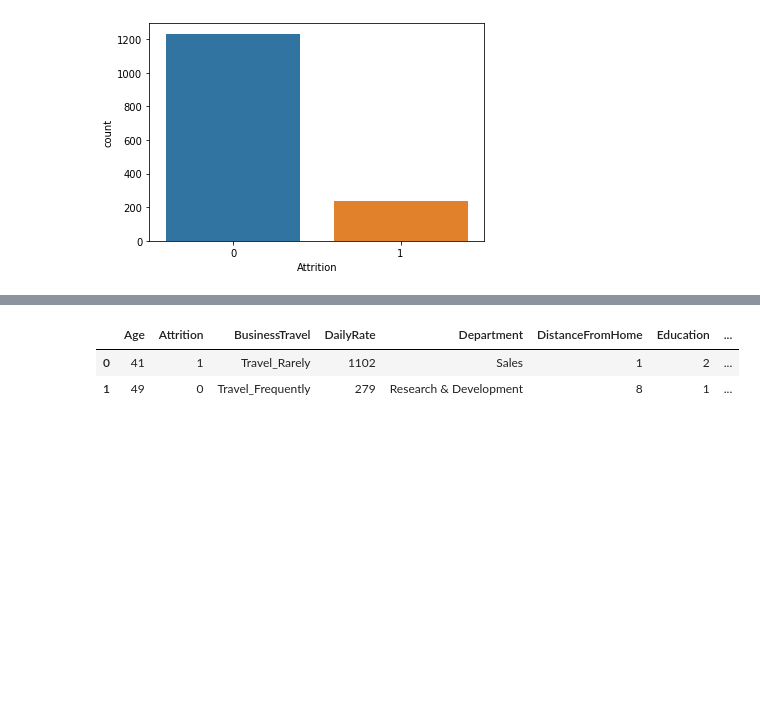
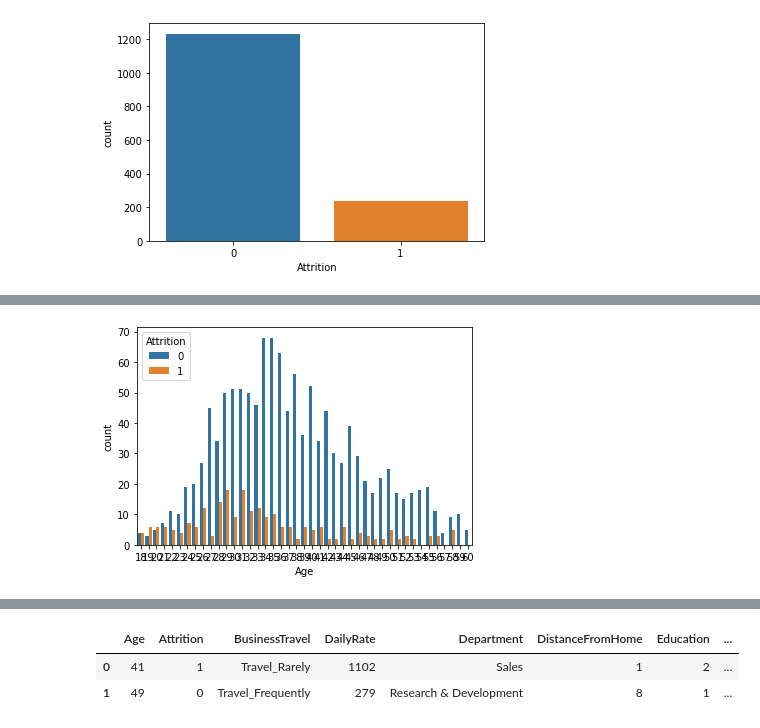
Before and after one commit to FelixEbenezer/ML_DataSicence_IA_Business, a Jupyter notebook: DataScience_for_Business.ipynb, the cells around one changed output, grey strips where cells are left out. Saved outputs shown, nothing was run; the diff lists cells and outputs as text; code cells hidden in the pictures; blank space fills up the shorter version.

```diff
--- a/DataScience_for_Business.ipynb
+++ b/DataScience_for_Business.ipynb
@@ -145,0 +155,4 @@ sns.countplot(employee_df['Attrition'])
+# %%
+sns.countplot(x = 'Age', hue = 'Attrition', data=employee_df);
+# %% [output]
+[figure, added]
```
Also changed, not shown: parts of 107 cells of this notebook.
